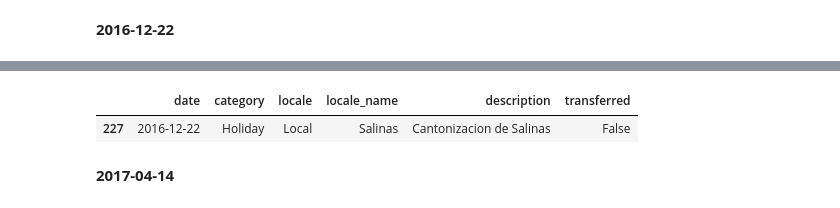
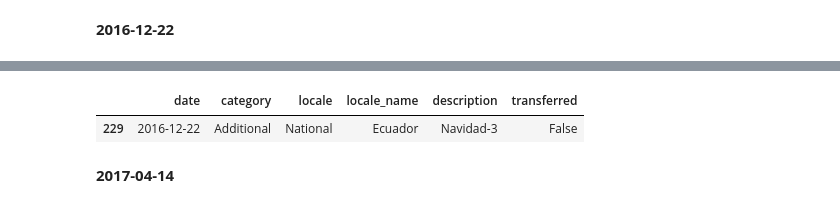
Before and after one commit to rhehgus02/Store-Sales-Forecasting2, a Jupyter notebook: 1. data_merging.ipynb, the cells around one changed output, grey strips where cells are left out. Drawn from its saved outputs; the diff is of its cells as text; code cells hidden in the pictures.

```diff
--- a/1. data_merging.ipynb
+++ b/1. data_merging.ipynb
@@ -627,7 +697,7 @@ holidays_events.loc[holidays_events['date'] == '2016-05-08',:]
 # %%
-# 아래만 남기기로 결정
+# 위만 남기기로 결정
 
-holidays_events = holidays_events.drop(189).reset_index(drop=True)
+holidays_events = holidays_events.drop(191).reset_index(drop=True)
 holidays_events.loc[holidays_events['date'] == '2016-05-08',:]
 # %% [output]
 |  | date | category | locale | locale_name | description | transferred |
@@ -643,7 +713,7 @@ holidays_events.loc[holidays_events['date'] == '2016-05-12',:]
 # %%
 # National만 남기기로 결정
 
-holidays_events = holidays_events.drop(193).reset_index(drop=True)
+holidays_events = holidays_events.drop(194).reset_index(drop=True)
 holidays_events.loc[holidays_events['date'] == '2016-05-12',:]
 # %% [output]
 |  | date | category | locale | locale_name | description | transferred |
@@ -680,7 +750,7 @@ holidays_events.loc[holidays_events['date'] == '2016-07-24',:]
 # %%
 # 아래만 남기기
 
-holidays_events = holidays_events.drop(206).reset_index(drop=True)
+holidays_events = holidays_events.drop(207).reset_index(drop=True)
 holidays_events.loc[holidays_events['date'] == '2016-07-24',:]
 # %% [output]
 |  | date | category | locale | locale_name | description | transferred |
@@ -696,7 +766,7 @@ holidays_events.loc[holidays_events['date'] == '2016-11-12',:]
 # %%
 # National만 남기기로 결정
 
-holidays_events = holidays_events.drop(220).reset_index(drop=True)
+holidays_events = holidays_events.drop(222).reset_index(drop=True)
 holidays_events.loc[holidays_events['date'] == '2016-11-12',:]
 # %% [output]
 |  | date | category | locale | locale_name | description | transferred |
@@ -712,11 +782,11 @@ holidays_events.loc[holidays_events['date'] == '2016-12-22',:]
 # %%
 # National만 남기기로 결정
 
-holidays_events = holidays_events.drop(227).reset_index(drop=True)
+holidays_events = holidays_events.drop(230).reset_index(drop=True)
 holidays_events.loc[holidays_events['date'] == '2016-12-22',:]
 # %% [output]
 |  | date | category | locale | locale_name | description | transferred |
-| 227 | 2016-12-22 | Holiday | Local | Salinas | Cantonizacion de Salinas | False |
+| 229 | 2016-12-22 | Additional | National | Ecuador | Navidad-3 | False |
 # %% [markdown]
 **2017-04-14**
 # %%
```
Also changed, not shown: parts of 129 cells of this notebook.
